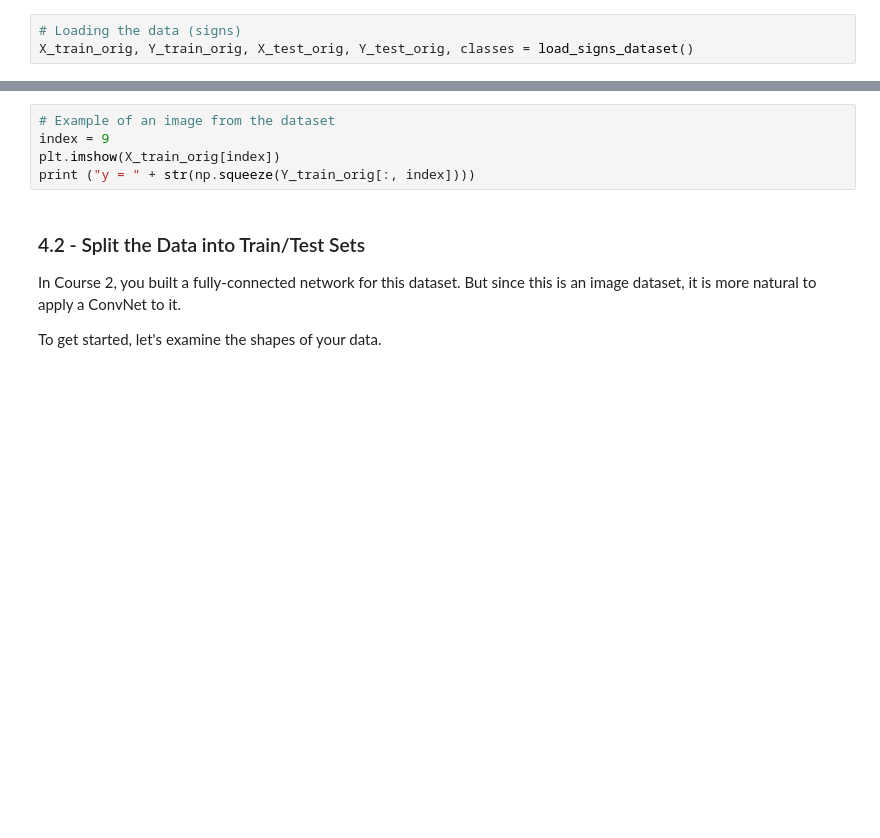
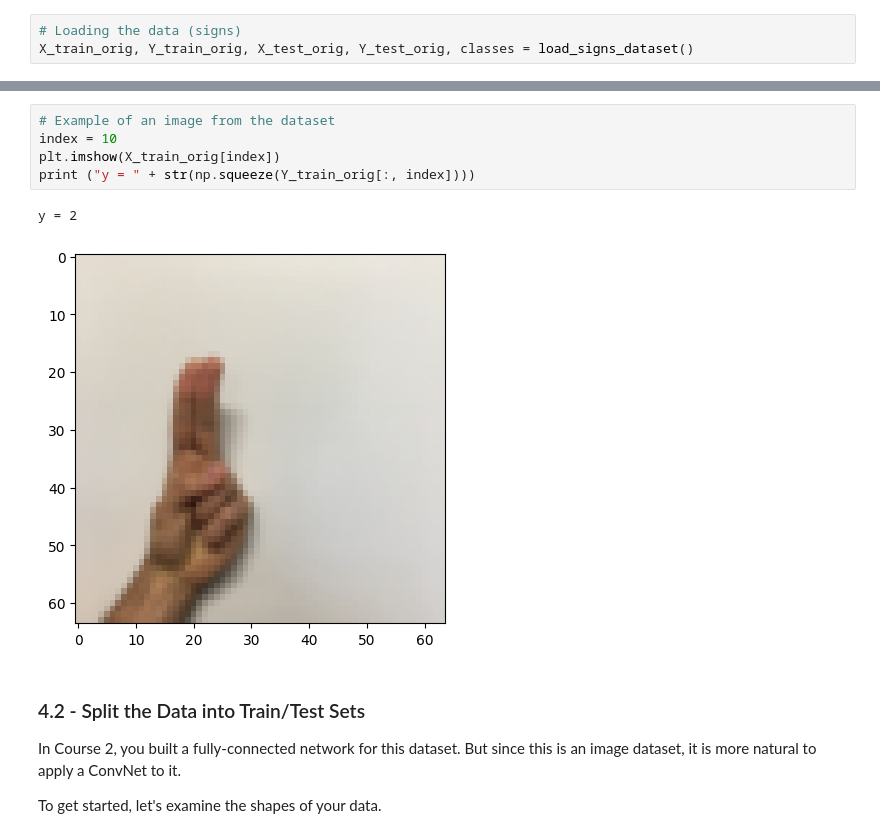
Before and after one commit to aroragaurav/DeepLearningSpecialization, a Jupyter notebook: ml/courseera/dl_specialization/CNN/W1A2/Convolution_model_Application.ipynb, the cells around one changed output, grey strips where cells are left out. Saved outputs shown, nothing was run; the diff lists cells and outputs as text; blank space fills up the shorter version.

```diff
--- a/ml/courseera/dl_specialization/CNN/W1A2/Convolution_model_Application.ipynb
+++ b/ml/courseera/dl_specialization/CNN/W1A2/Convolution_model_Application.ipynb
@@ -262,9 +328,12 @@ X_train_orig, Y_train_orig, X_test_orig, Y_test_orig, classes = load_signs_datas
 The next cell will show you an example of a labelled image in the dataset. Feel free to change the value of `index` below and re-run to see different examples.
 # %%
 # Example of an image from the dataset
-index = 9
+index = 10
 plt.imshow(X_train_orig[index])
 print ("y = " + str(np.squeeze(Y_train_orig[:, index])))
+# %% [output]
+y = 2
+[figure, added]
 # %% [markdown]
 <a name='4-2'></a>
 ### 4.2 - Split the Data into Train/Test Sets
```
Also changed, not shown: parts of 13 cells of this notebook.
